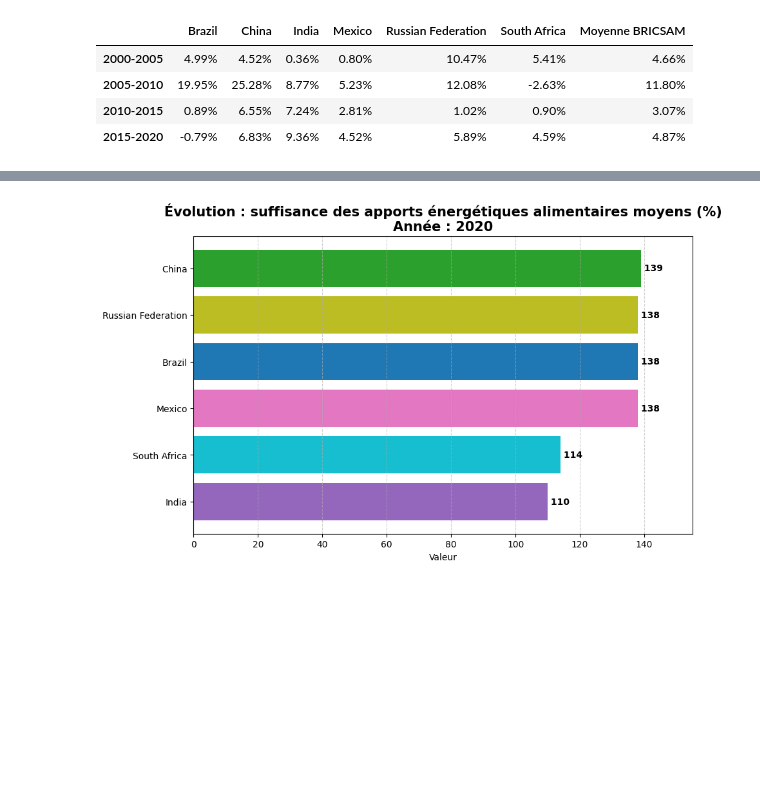
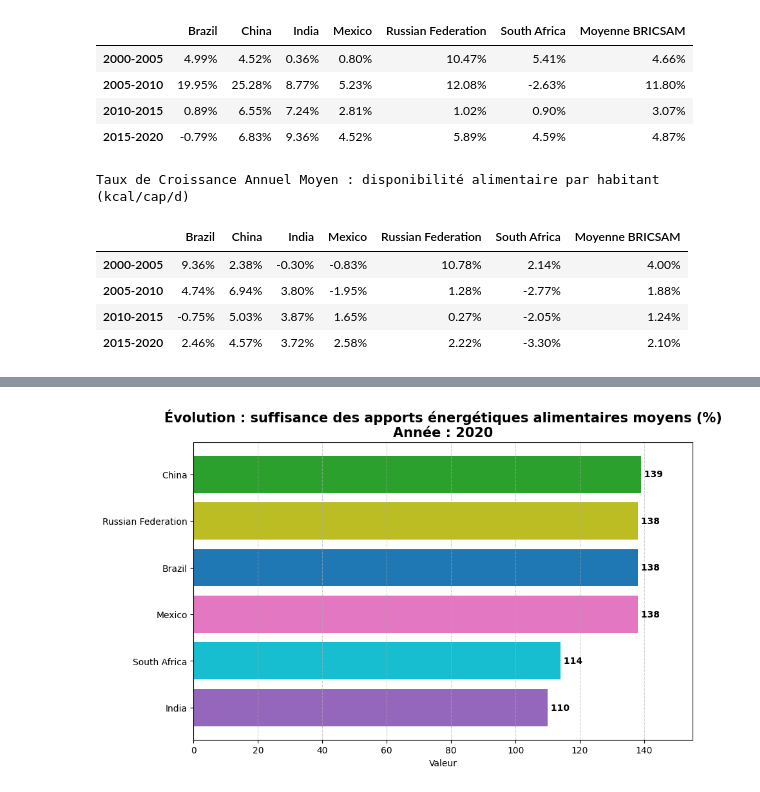
Before and after one commit to yczk9/projet_py4ds_Reis_Crapsky, a Jupyter notebook: Notebook_principal.ipynb, the cells around one changed output, grey strips where cells are left out. Drawn from its saved outputs; the diff is of its cells as text; code cells hidden in the pictures; blank space fills up the shorter version.

```diff
--- a/Notebook_principal.ipynb
+++ b/Notebook_principal.ipynb
@@ -461,3 +463,12 @@ Taux de Croissance Annuel Moyen : disponibilité protéiques moyenne (g/cap/d)
 | 2005-2010 | 19.95% | 25.28% | 8.77% | 5.23% | 12.08% | -2.63% | 11.80% |
 | 2010-2015 | 0.89% | 6.55% | 7.24% | 2.81% | 1.02% | 0.90% | 3.07% |
 | 2015-2020 | -0.79% | 6.83% | 9.36% | 4.52% | 5.89% | 4.59% | 4.87% |
+# %%
+dv.draw_tcam_table(data_BRICSAM_pivot, 'disponibilité alimentaire par habitant (kcal/cap/d)')
+# %% [output]
+Taux de Croissance Annuel Moyen : disponibilité alimentaire par habitant (kcal/cap/d)
+|  | Brazil | China | India | Mexico | Russian Federation | South Africa | Moyenne BRICSAM |
+| 2000-2005 | 9.36% | 2.38% | -0.30% | -0.83% | 10.78% | 2.14% | 4.00% |
+| 2005-2010 | 4.74% | 6.94% | 3.80% | -1.95% | 1.28% | -2.77% | 1.88% |
+| 2010-2015 | -0.75% | 5.03% | 3.87% | 1.65% | 0.27% | -2.05% | 1.24% |
+| 2015-2020 | 2.46% | 4.57% | 3.72% | 2.58% | 2.22% | -3.30% | 2.10% |
```
Also changed, not shown: parts of 26 cells of this notebook, 10 other files.
